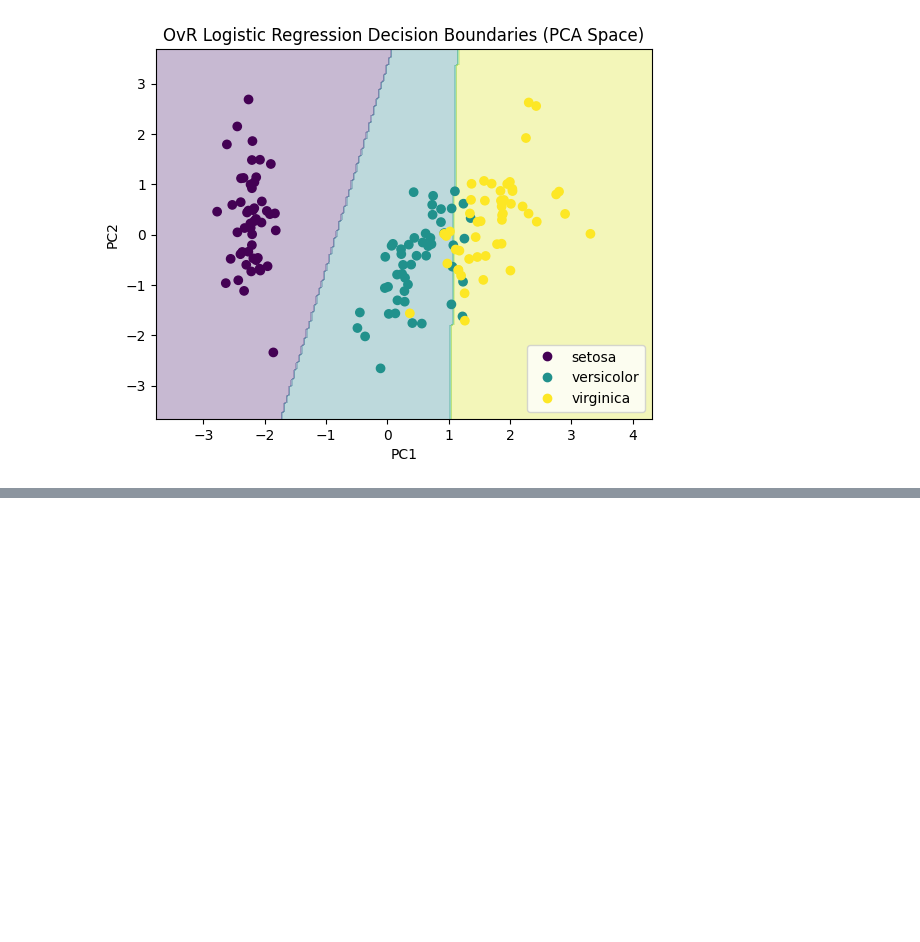
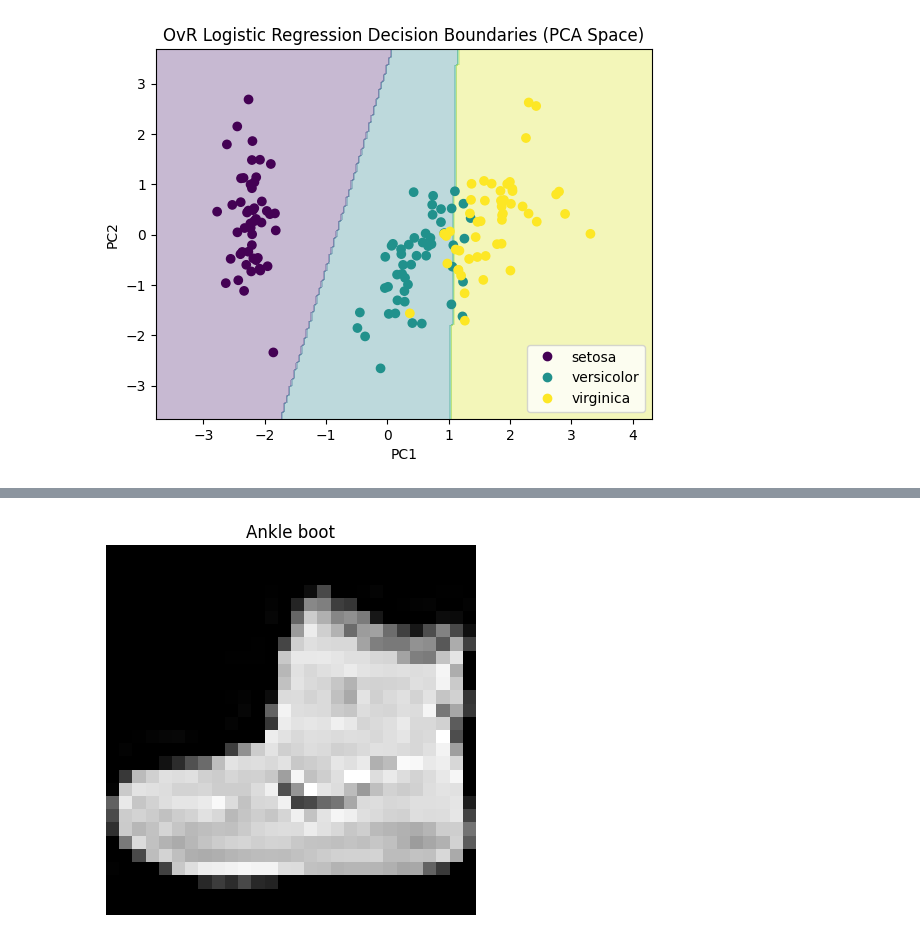
Before and after one commit to Hunter174/GentleIntroToML, a Jupyter notebook: Workshop.ipynb, the cells around one changed output, grey strips where cells are left out. Cells and saved outputs as stored; diff of their text form; code cells hidden in the pictures; blank space fills up the shorter version.

```diff
--- a/Workshop.ipynb
+++ b/Workshop.ipynb
@@ -276,0 +448,27 @@ Try predicting for 1000 sq ft or 2500 sq ft.
+# %%
+#@title Load Fashion MNIST
+
+import tensorflow as tf
+import matplotlib.pyplot as plt
+
+(X_train, y_train), (X_test, y_test) = tf.keras.datasets.fashion_mnist.load_data()
+
+class_names = [
+    "T-shirt", "Trouser", "Pullover", "Dress", "Coat",
+    "Sandal", "Shirt", "Sneaker", "Bag", "Ankle boot"
+]
+
+# Normalize
+X_train = X_train / 255.0
+X_test = X_test / 255.0
+
+# Add channel dimension
+X_train = X_train.reshape(-1, 28, 28, 1)
+X_test = X_test.reshape(-1, 28, 28, 1)
+
+# Show example
+plt.imshow(X_train[0].reshape(28,28), cmap="gray")
+plt.title(class_names[y_train[0]])
+plt.axis("off")
+plt.show()
+# %% [output]
@@ -276,0 +483 @@ Try predicting for 1000 sq ft or 2500 sq ft.
+[figure, added]
```
Also changed, not shown: parts of 24 cells of this notebook.
